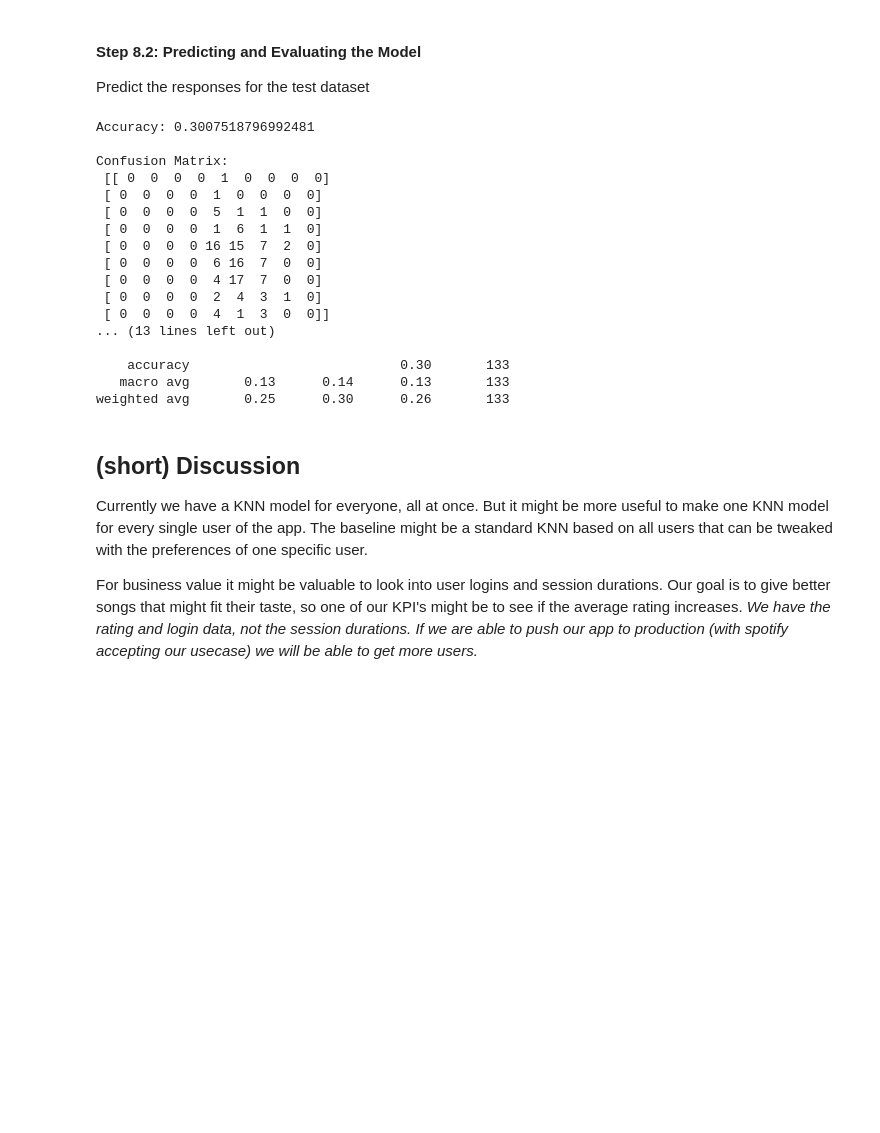
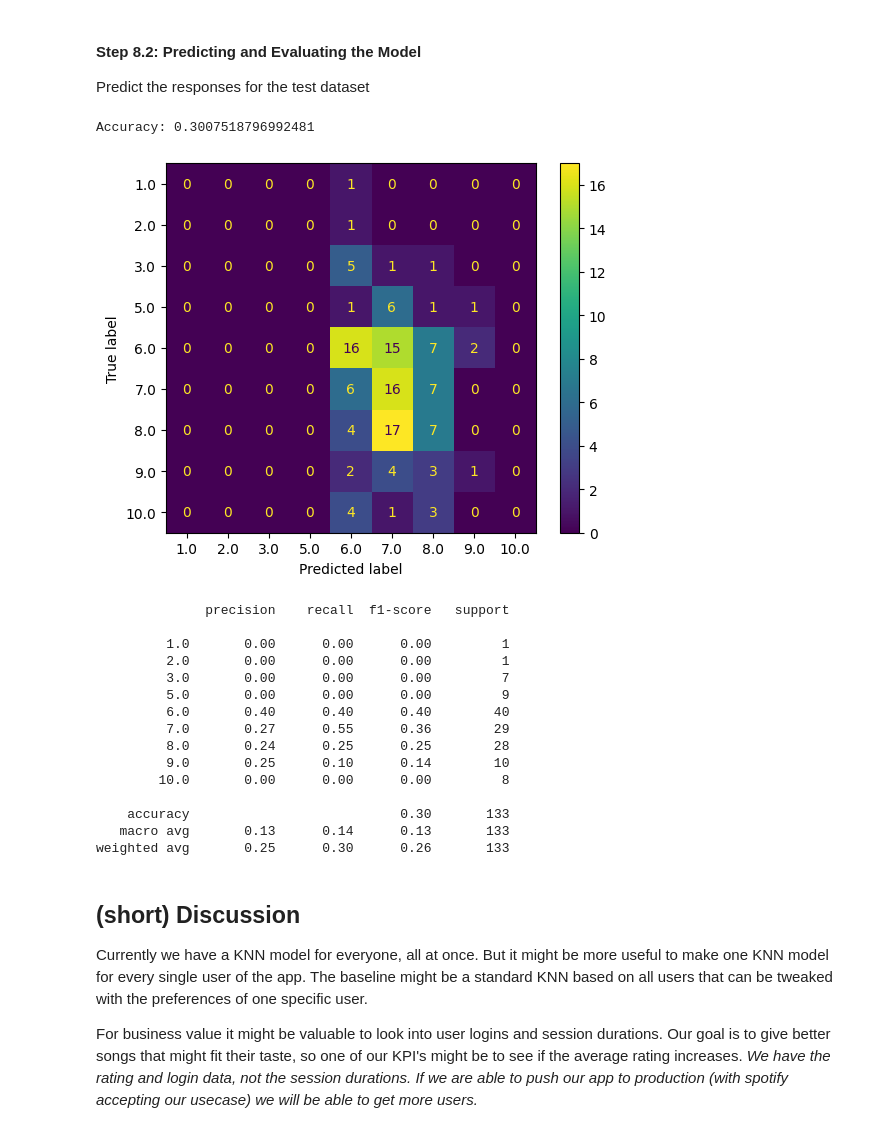
Before and after one commit to datastudy-nl/suggestsongs, a Jupyter notebook: REPORT_Spotimatcher.ipynb, the cells around one changed output. Saved outputs shown, nothing was run; the diff lists cells and outputs as text; code cells hidden in the pictures; blank space fills up the shorter version.

Commit message:
confusion matrix

```diff
--- a/REPORT_Spotimatcher.ipynb
+++ b/REPORT_Spotimatcher.ipynb
@@ -177,27 +178,34 @@ Predict the responses for the test dataset
 # %%
 y_pred = knn.predict(X_test)
 
 print("Accuracy:", accuracy_score(y_test, y_pred))
-print("\nConfusion Matrix:\n", confusion_matrix(y_test, y_pred))
-print("\nClassification Report:\n", classification_report(y_test, y_pred))
+
+cm = confusion_matrix(y_test, y_pred)
+unique_classes = np.unique(np.concatenate((y_test, y_pred)))
+
+disp = ConfusionMatrixDisplay(confusion_matrix=cm, display_labels=unique_classes)
+disp.plot()
+plt.show()
+
+print(classification_report(y_test, y_pred))
 # %% [output]
 Accuracy: 0.3007518796992481
-
-Confusion Matrix:
- [[ 0  0  0  0  1  0  0  0  0]
- [ 0  0  0  0  1  0  0  0  0]
- [ 0  0  0  0  5  1  1  0  0]
- [ 0  0  0  0  1  6  1  1  0]
- [ 0  0  0  0 16 15  7  2  0]
- [ 0  0  0  0  6 16  7  0  0]
- [ 0  0  0  0  4 17  7  0  0]
- [ 0  0  0  0  2  4  3  1  0]
- [ 0  0  0  0  4  1  3  0  0]]
-... (13 lines left out)
-
-    accuracy                           0.30       133
-   macro avg       0.13      0.14      0.13       133
-weighted avg       0.25      0.30      0.26       133
+[figure, added]
+              precision    recall  f1-score   support
+
+         1.0       0.00      0.00      0.00         1
+         2.0       0.00      0.00      0.00         1
+         3.0       0.00      0.00      0.00         7
+         5.0       0.00      0.00      0.00         9
+         6.0       0.40      0.40      0.40        40
+         7.0       0.27      0.55      0.36        29
+         8.0       0.24      0.25      0.25        28
+         9.0       0.25      0.10      0.14        10
+        10.0       0.00      0.00      0.00         8
+
+    accuracy                           0.30       133
+   macro avg       0.13      0.14      0.13       133
+weighted avg       0.25      0.30      0.26       133
 # %% [markdown]
 ## (short) Discussion
 
```
Also changed, not shown: parts of 5 cells of this notebook.
